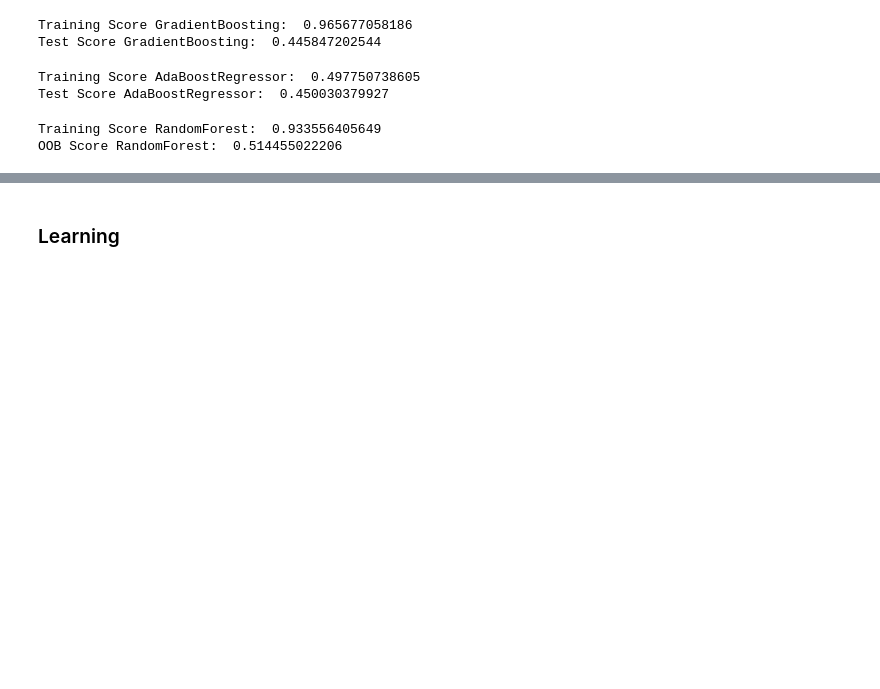
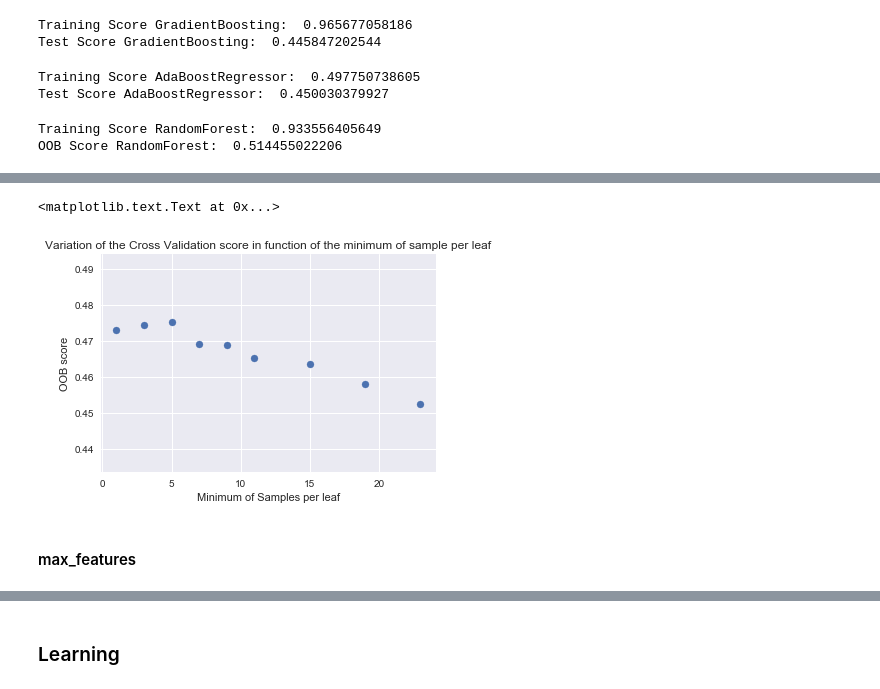
Before and after one commit to alexattia/Data-Science-Projects, a Jupyter notebook: KaggleMovieRating/Exploration.ipynb, the cells around one changed output, grey strips where cells are left out. Drawn from its saved outputs; the diff is of its cells as text; code cells hidden in the pictures; blank space fills up the shorter version.

```diff
--- a/KaggleMovieRating/Exploration.ipynb
+++ b/KaggleMovieRating/Exploration.ipynb
@@ -425,0 +438,14 @@ ax.set_ylabel('Cross Validation score')
+# %%
+x_plot = list(rfs2.keys())
+y_plot = list(rfs2.values())
+
+f, ax = plt.subplots()
+ax.scatter(x_plot, y_plot)
+ax.set_title('Variation of the Cross Validation score in function of the minimum of sample per leaf')
+ax.set_xlabel('Minimum of Samples per leaf')
+ax.set_ylabel('OOB score')
+# %% [output]
+<matplotlib.text.Text at 0x...>
+[figure, added]
+# %% [markdown]
+#### max_features
```
Also changed, not shown: parts of 27 cells of this notebook, 1 other file.
